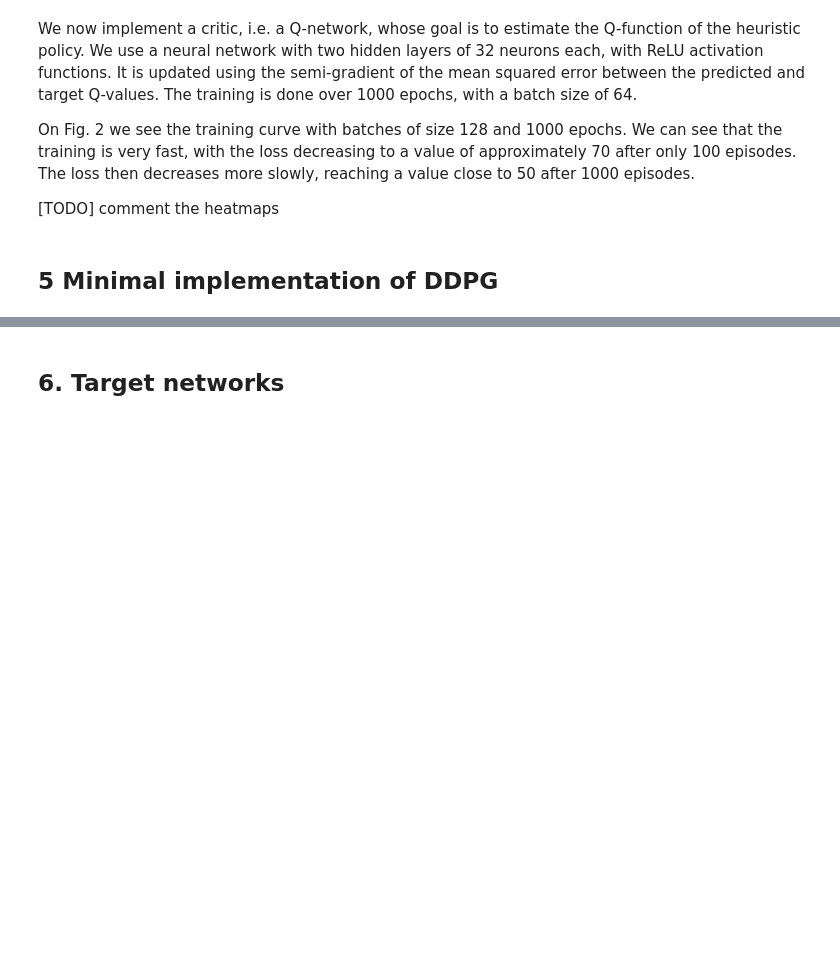
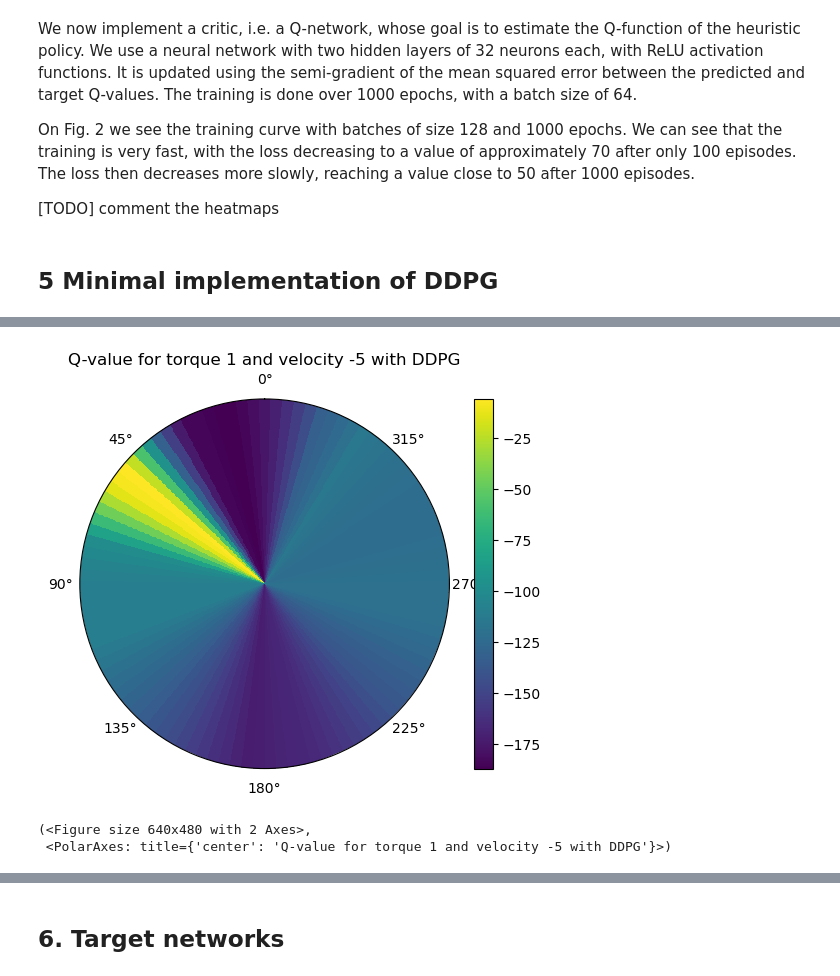
Before and after one commit to antmaier/DDPG-Inverted-Pendulum, a Jupyter notebook: Code_DDPG_Maier_Maier.ipynb, the cells around one changed output, grey strips where cells are left out. Cells and saved outputs as stored; diff of their text form; code cells hidden in the pictures; blank space fills up the shorter version.

```diff
--- a/Code_DDPG_Maier_Maier.ipynb
+++ b/Code_DDPG_Maier_Maier.ipynb
@@ -704,0 +726,4 @@ torch.save(q_network.state_dict(), 'Networks/5-ddpg-agent.pt')
+# %%
+#to delete
+q_network_DDPG = QNetwork().to(device)
+q_network_DDPG.load_state_dict(torch.load('/home/aude/workspace_vscode/ANN/DDPG-Inverted-Pendulum/Networks/5-q-network.pt'))
@@ -740,8 +771,12 @@ print('Average return over {} episodes: {}±{}'.format(n_episodes, round(ddpg_ag
 # %%
 # Heatmaps of the Q-function
-torque = 1.0 #best_torque_intensity
-velocity = 1.0
-heatmap(q_network, torque, velocity, show=True, suffix=" with DDPG")
+torque = 1
+velocity = -5
+heatmap(q_network_DDPG, torque, velocity, show=True, suffix=" with DDPG", save=True, name="5-Heatmap-DDPG_1_-5")
+# %% [output]
+[figure, added]
+(<Figure size 640x480 with 2 Axes>,
+ <PolarAxes: title={'center': 'Q-value for torque 1 and velocity -5 with DDPG'}>)
 # %%
 # Save gif
 save_animation("5-DDPG-agent", ddpg_agent)
```
Also changed, not shown: parts of 11 cells of this notebook, 15 other files.
